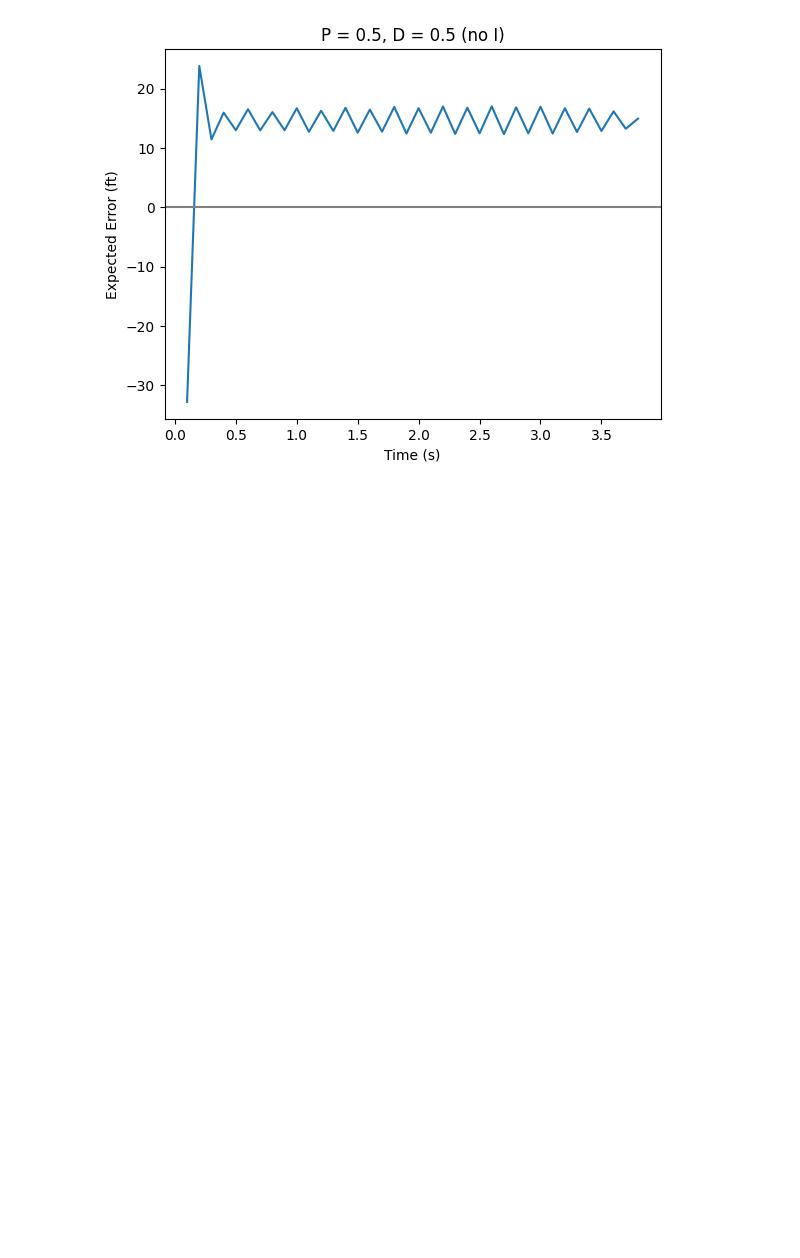
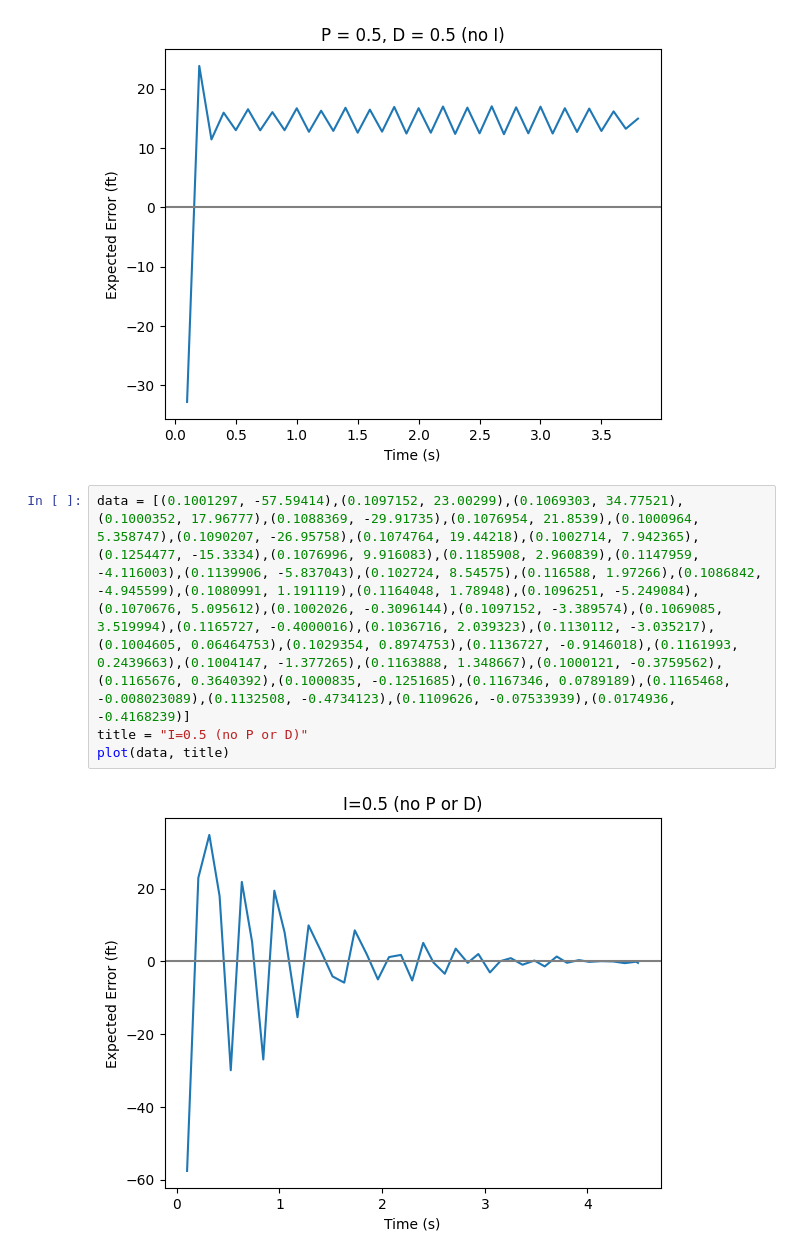
Before and after one commit to azeemba/visualizations, a Jupyter notebook: PIDs-umpshow.ipynb, the cells around one changed output. Saved outputs shown, nothing was run; the diff lists cells and outputs as text; blank space fills up the shorter version.

Commit message:
PIDs: Add a clearer Integrative-only graph

```diff
--- a/PIDs-umpshow.ipynb
+++ b/PIDs-umpshow.ipynb
@@ -39,3 +39,9 @@ title = "P = 0.5, D = 0.5 (no I)"
 plot(data, title)
 # %% [output]
 [figure]
+# %%
+data = [(0.1001297, -57.59414),(0.1097152, 23.00299),(0.1069303, 34.77521),(0.1000352, 17.96777),(0.1088369, -29.91735),(0.1076954, 21.8539),(0.1000964, 5.358747),(0.1090207, -26.95758),(0.1074764, 19.44218),(0.1002714, 7.942365),(0.1254477, -15.3334),(0.1076996, 9.916083),(0.1185908, 2.960839),(0.1147959, -4.116003),(0.1139906, -5.837043),(0.102724, 8.54575),(0.116588, 1.97266),(0.1086842, -4.945599),(0.1080991, 1.191119),(0.1164048, 1.78948),(0.1096251, -5.249084),(0.1070676, 5.095612),(0.1002026, -0.3096144),(0.1097152, -3.389574),(0.1069085, 3.519994),(0.1165727, -0.4000016),(0.1036716, 2.039323),(0.1130112, -3.035217),(0.1004605, 0.06464753),(0.1029354, 0.8974753),(0.1136727, -0.9146018),(0.1161993, 0.2439663),(0.1004147, -1.377265),(0.1163888, 1.348667),(0.1000121, -0.3759562),(0.1165676, 0.3640392),(0.1000835, -0.1251685),(0.1167346, 0.0789189),(0.1165468, -0.008023089),(0.1132508, -0.4734123),(0.1109626, -0.07533939),(0.0174936, -0.4168239)]
+title = "I=0.5 (no P or D)"
+plot(data, title)
+# %% [output]
+[figure, added]
```
